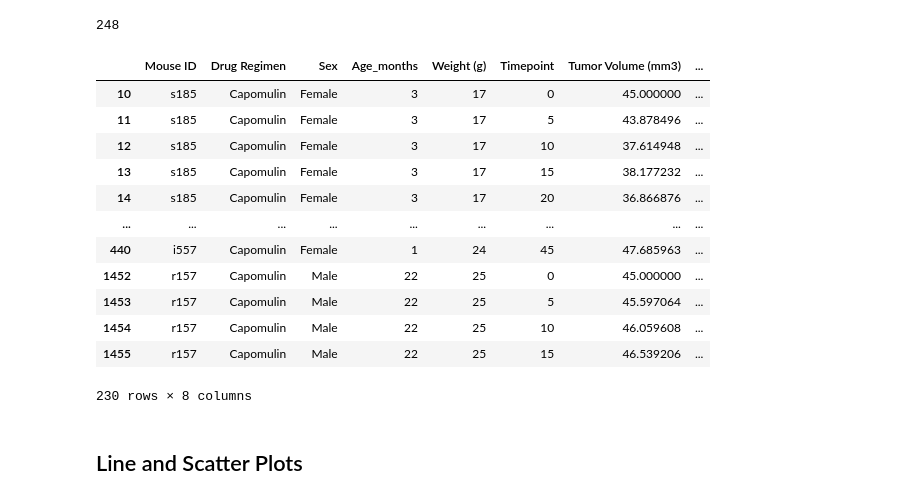
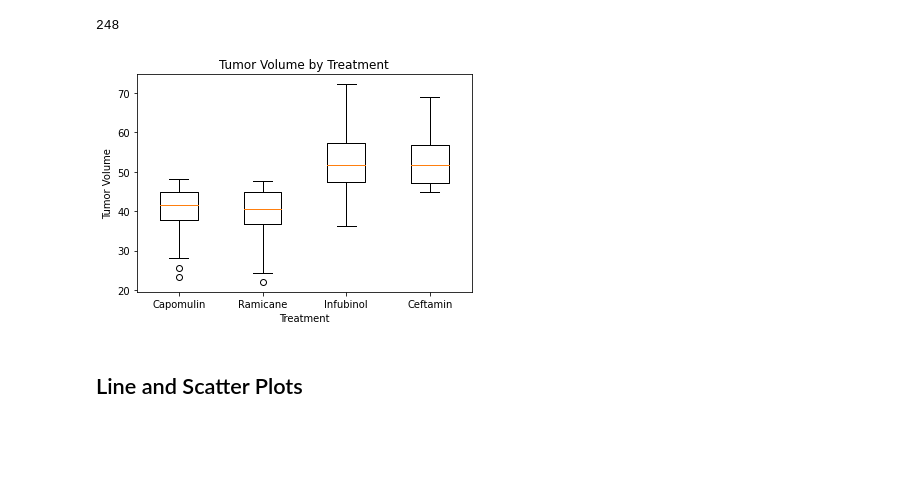
Before and after one commit to Mitchemoto/matplotlib-challenge, a Jupyter notebook: Pymaceuticals/pymaceuticals_starter.ipynb, the cells around one changed output. Cells and saved outputs as stored; diff of their text form; code cells hidden in the pictures; blank space fills up the shorter version.

```diff
--- a/Pymaceuticals/pymaceuticals_starter.ipynb
+++ b/Pymaceuticals/pymaceuticals_starter.ipynb
@@ -271,11 +271,15 @@ cleaned_count_df
 248
 # %%
 # Put treatments into a list for for loop (and later for plot labels)
-
+# both will be needed to finish out the line graphs
 capomulin_df=cleaned_df.loc[cleaned_df['Drug Regimen']=='Capomulin',:]
+capomulin_vol=capomulin_df['Tumor Volume (mm3)']
 ramicane_df=cleaned_df.loc[cleaned_df['Drug Regimen']=='Ramicane',:]
+ramicane_vol=ramicane_df['Tumor Volume (mm3)']
 infubinol_df=cleaned_df.loc[cleaned_df['Drug Regimen']=='Infubinol',:]
+infubinol_vol=infubinol_df['Tumor Volume (mm3)']
 ceftamin_df=cleaned_df.loc[cleaned_df['Drug Regimen']=='Ceftamin',:]
+ceftamin_vol=ceftamin_df['Tumor Volume (mm3)']
 
 # Create empty list to fill with tumor vol data (for plotting)
 
@@ -303,23 +307,19 @@ ceftamin_df=cleaned_df.loc[cleaned_df['Drug Regimen']=='Ceftamin',:]
 # upper_bound = upperq + (1.5*iqr)
 # print(f"Values below {lower_bound} could be outliers.")
 # print(f"Values above {upper_bound} could be outliers.")
-# %% [output]
-|  | Mouse ID | Drug Regimen | Sex | Age_months | Weight (g) | Timepoint | Tumor Volume (mm3) | ... |
-| 10 | s185 | Capomulin | Female | 3 | 17 | 0 | 45.000000 | ... |
-| 11 | s185 | Capomulin | Female | 3 | 17 | 5 | 43.878496 | ... |
-| 12 | s185 | Capomulin | Female | 3 | 17 | 10 | 37.614948 | ... |
-| 13 | s185 | Capomulin | Female | 3 | 17 | 15 | 38.177232 | ... |
-| 14 | s185 | Capomulin | Female | 3 | 17 | 20 | 36.866876 | ... |
-| ... | ... | ... | ... | ... | ... | ... | ... | ... |
-| 440 | i557 | Capomulin | Female | 1 | 24 | 45 | 47.685963 | ... |
-| 1452 | r157 | Capomulin | Male | 22 | 25 | 0 | 45.000000 | ... |
-| 1453 | r157 | Capomulin | Male | 22 | 25 | 5 | 45.597064 | ... |
-| 1454 | r157 | Capomulin | Male | 22 | 25 | 10 | 46.059608 | ... |
-| 1455 | r157 | Capomulin | Male | 22 | 25 | 15 | 46.539206 | ... |
-230 rows × 8 columns
 # %%
 # Generate a box plot of the final tumor volume of each mouse across four regimens of interest
+drug_plots=[capomulin_vol,ramicane_vol,infubinol_vol,ceftamin_vol]
 drugs = ['Capomulin', 'Ramicane', 'Infubinol', 'Ceftamin']
+
+fig1, ax1=plt.subplots()
+ax1.set_title('Tumor Volume by Treatment')
+ax1.set_xlabel('Treatment')
+ax1.set_ylabel('Tumor Volume')
+ax1.boxplot(drug_plots,labels=drugs)
+plt.show()
+# %% [output]
+[figure, added]
 # %% [markdown]
 ## Line and Scatter Plots
 # %%
```
